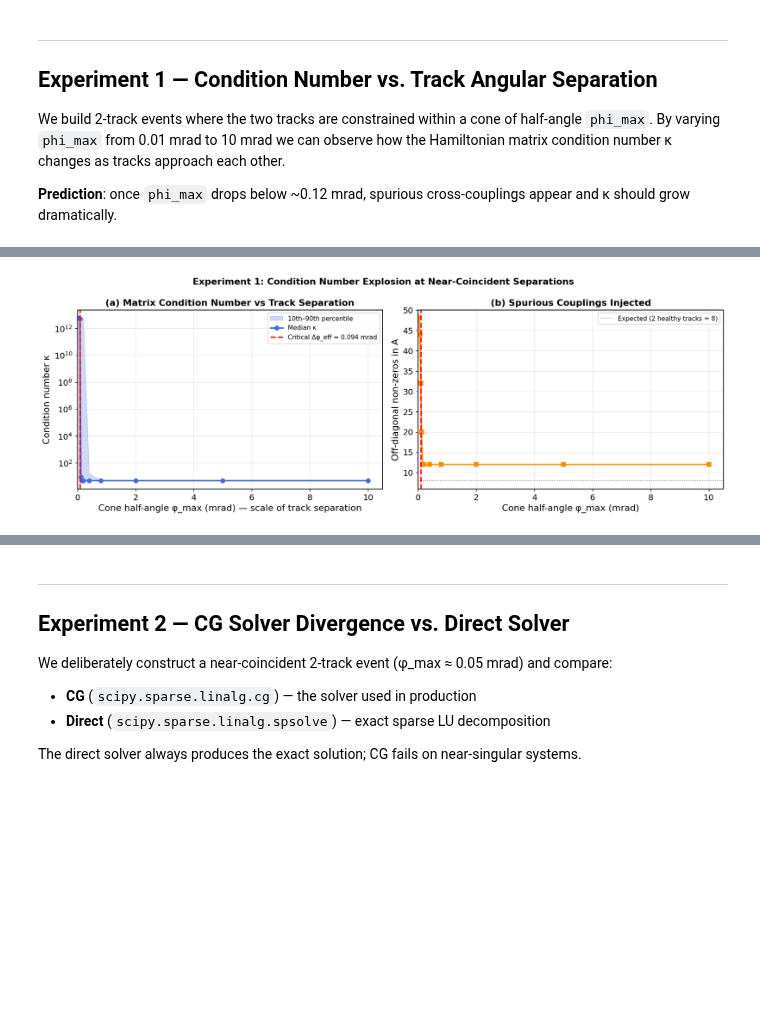
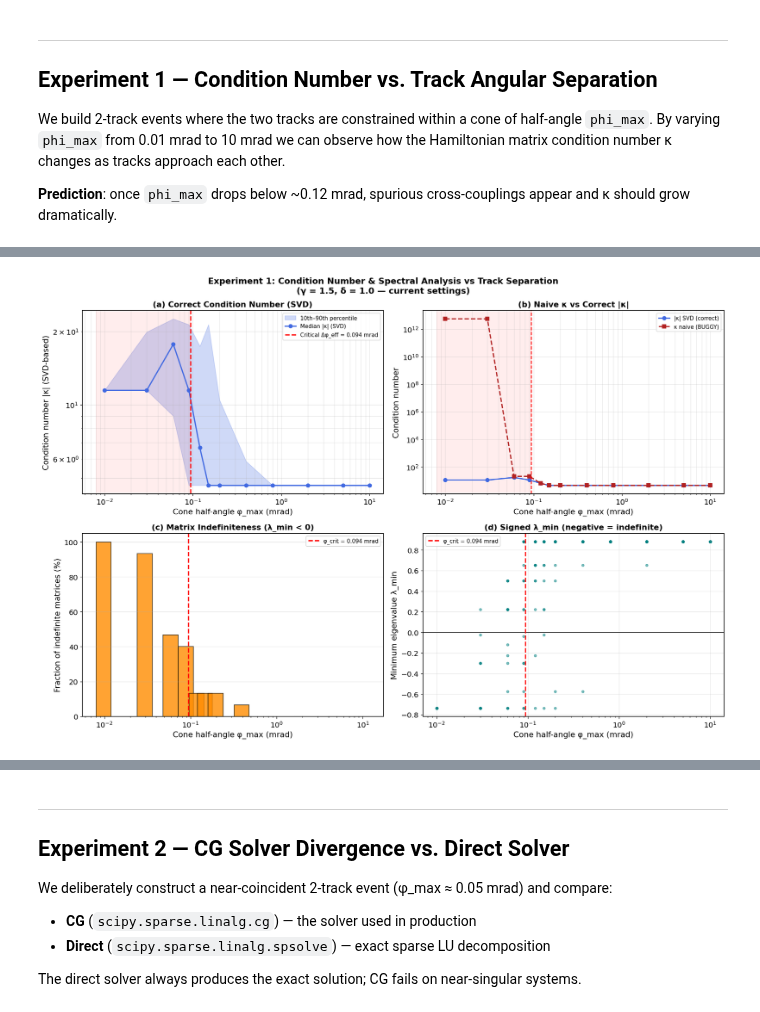
Before and after one commit to GeorgeWilliam1999/Quantum_Track_Reconstruction, a Jupyter notebook: Toy_Characterisation/Recovery_Seperation_analysis/recovery_separation_analysis.ipynb, the cells around one changed output, grey strips where cells are left out. Drawn from its saved outputs; the diff is of its cells as text; code cells hidden in the pictures; blank space fills up the shorter version.

```diff
--- a/Toy_Characterisation/Recovery_Seperation_analysis/recovery_separation_analysis.ipynb
+++ b/Toy_Characterisation/Recovery_Seperation_analysis/recovery_separation_analysis.ipynb
@@ -439,50 +535,84 @@ for phi_max in phi_max_sweep:
 # %%
-# ── Experiment 1: condition number plot ───────────────────────────────────────
-phi_mrad = np.array(list(cond_results.keys())) * 1e3
-kappa_med = np.array([np.median(v) for v in cond_results.values()])
-kappa_p90 = np.array([np.percentile(v, 90) for v in cond_results.values()])
-kappa_p10 = np.array([np.percentile(v, 10) for v in cond_results.values()])
+# ── Experiment 1: condition number plot (corrected + naive comparison) ─────────
+phi_mrad    = np.array(list(cond_results.keys())) * 1e3
+kappa_med   = np.array([np.median(v) for v in cond_results.values()])
+kappa_p90   = np.array([np.percentile(v, 90) for v in cond_results.values()])
+kappa_p10   = np.array([np.percentile(v, 10) for v in cond_results.values()])
+kappa_naive = np.array([np.median(v) for v in cond_naive_results.values()])
+kappa_naive_max = np.array([np.max(v) for v in cond_naive_results.values()])
 offdiag_med = np.array([np.median(v) for v in offdiag_results.values()])
+indef_frac  = np.array([np.mean(v) for v in indefinite_results.values()])
+lam_min_med = np.array([np.median(v) for v in lambda_min_results.values()])
 
-fig, axes = plt.subplots(1, 2, figsize=(14, 5))
+fig, axes = plt.subplots(2, 2, figsize=(16, 11))
 
-# (a) Condition number
-ax = axes[0]
+# (a) Correct condition number (SVD-based) — log-log
+ax = axes[0, 0]
+ax.set_xscale('log')
+ax.set_yscale('log')
 ax.fill_between(phi_mrad, kappa_p10, kappa_p90, color='royalblue', alpha=0.25,
                  label='10th–90th percentile')
-ax.semilogy(phi_mrad, kappa_med, 'o-', color='royalblue', lw=2, label='Median κ')
+ax.plot(phi_mrad, kappa_med, 'o-', color='royalblue', lw=2, label='Median |κ| (SVD)')
 ax.axvline(phi_crit*1e3, color='red', ls='--', lw=2,
            label=f'Critical Δφ_eff = {phi_crit*1e3:.3f} mrad')
-ax.set_xlabel('Cone half-angle φ_max (mrad) — scale of track separation')
-ax.set_ylabel('Condition number κ')
-ax.set_title('(a) Matrix Condition Number vs Track Separation', fontweight='bold')
+ax.set_xlabel('Cone half-angle φ_max (mrad)')
+ax.set_ylabel('Condition number |κ| (SVD-based)')
+ax.set_title('(a) Correct Condition Number (SVD)', fontweight='bold')
 ax.legend(fontsize=9)
 ax.grid(True, alpha=0.3, which='both')
+ax.axvspan(phi_mrad.min()*0.8, phi_crit*1e3, color='red', alpha=0.07)
 
-# Annotate expected regime for ±0.04 rad study (track sep ~ mrad range)
-ax.axvspan(0, phi_crit*1e3, color='red', alpha=0.07, label='Spurious coupling regime')
-ax.set_xlim(left=0)
+# (b) Naive vs correct comparison — log-log
+ax2 = axes[0, 1]
+ax2.set_xscale('log')
+ax2.set_yscale('log')
+ax2.plot(phi_mrad, kappa_med,  'o-', color='royalblue', lw=2, label='|κ| SVD (correct)')
+ax2.plot(phi_mrad, kappa_naive, 's--', color='firebrick', lw=2, label='κ naive (BUGGY)')
+ax2.axvline(phi_crit*1e3, color='red', ls='--', lw=1.5)
+ax2.set_xlabel('Cone half-angle φ_max (mrad)')
+ax2.set_ylabel('Condition number')
+ax2.set_title('(b) Naive κ vs Correct |κ|', fontweight='bold')
+ax2.legend(fontsize=9)
+ax2.grid(True, alpha=0.3, which='both')
+ax2.axvspan(phi_mrad.min()*0.8, phi_crit*1e3, color='red', alpha=0.07)
 
-# (b) Off-diagonal count
-ax2 = axes[1]
-ax2.plot(phi_mrad, offdiag_med, 's-', color='darkorange', lw=2)
-ax2.axvline(phi_crit*1e3, color='red', ls='--', lw=2)
-ax2.axhline(8, color='gray', ls=':', lw=1, label='Expected (2 healthy tracks = 8)')
-ax2.set_xlabel('Cone half-angle φ_max (mrad)')
-ax2.set_ylabel('Off-diagonal non-zeros in A')
-ax2.set_title('(b) Spurious Couplings Injected', fontweight='bold')
-ax2.legend(fontsize=9)
-ax2.grid(True, alpha=0.3)
-ax2.axvspan(0, phi_crit*1e3, color='red', alpha=0.07)
-ax2.set_xlim(left=0)
+# (c) Fraction of indefinite matrices — log x
+ax3 = axes[1, 0]
+ax3.set_xscale('log')
+ax3.bar(phi_mrad, indef_frac * 100, width=phi_mrad*0.4,
+        color='darkorange', edgecolor='black', alpha=0.8)
+ax3.axvline(phi_crit*1e3, color='red', ls='--', lw=2,
+            label=f'φ_crit = {phi_crit*1e3:.3f} mrad')
+ax3.set_xlabel('Cone half-angle φ_max (mrad)')
+ax3.set_ylabel('Fraction of indefinite matrices (%)')
+ax3.set_title('(c) Matrix Indefiniteness (λ_min < 0)', fontweight='bold')
+ax3.legend(fontsize=9)
+ax3.grid(True, alpha=0.3, axis='y')
 
-plt.suptitle('Experiment 1: Condition Number Explosion at Near-Coincident Separations',
-             fontsize=13, fontweight='bold')
+# (d) Signed λ_min — log x
+ax4 = axes[1, 1]
+ax4.set_xscale('log')
+for phi, lam_list in lambda_min_results.items():
+    ax4.scatter([phi*1e3]*len(lam_list), lam_list, s=15, alpha=0.5, color='teal')
+ax4.axhline(0, color='black', ls='-', lw=1)
+ax4.axvline(phi_crit*1e3, color='red', ls='--', lw=2,
+            label=f'φ_crit = {phi_crit*1e3:.3f} mrad')
+ax4.set_xlabel('Cone half-angle φ_max (mrad)')
+ax4.set_ylabel('Minimum eigenvalue λ_min')
+ax4.set_title('(d) Signed λ_min (negative = indefinite)', fontweight='bold')
+ax4.legend(fontsize=9)
+ax4.grid(True, alpha=0.3)
+
+plt.suptitle('Experiment 1: Condition Number & Spectral Analysis vs Track Separation\n'
+             '(γ = 1.5, δ = 1.0 — current settings)',
+             fontsize=14, fontweight='bold')
 plt.tight_layout()
 plt.savefig('fig4_condition_number_sweep.png', bbox_inches='tight')
 plt.show()
 
-print(f"For φ_max > {phi_crit*1e3:.2f} mrad: κ is small (well-conditioned).")
-print(f"For φ_max < {phi_crit*1e3:.2f} mrad: κ explodes — CG cannot converge.")
+print(f"For φ_max > {phi_crit*1e3:.2f} mrad: |κ| is small (well-conditioned), matrix is positive definite.")
+print(f"For φ_max < {phi_crit*1e3:.2f} mrad: matrix becomes INDEFINITE (λ_min < 0).")
+print(f"  The naive κ formula explodes to ~10^12+ because it divides by max(λ_min, ε) ≈ ε")
+print(f"  while the correct SVD-based |κ| stays moderate (~7–30).")
 # %% [output]
-[figure, old version]
+[figure, new version]
```
Also changed, not shown: parts of 16 cells of this notebook, 56 other files.
